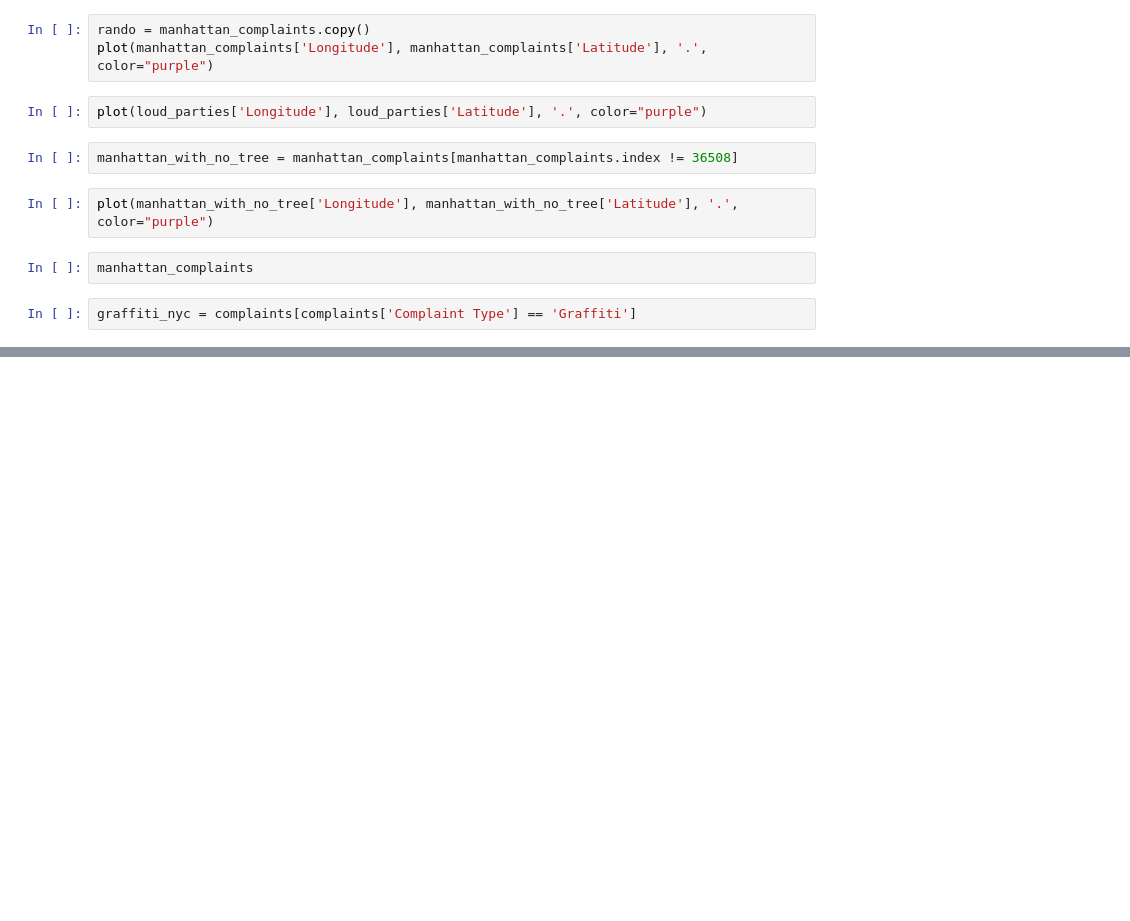
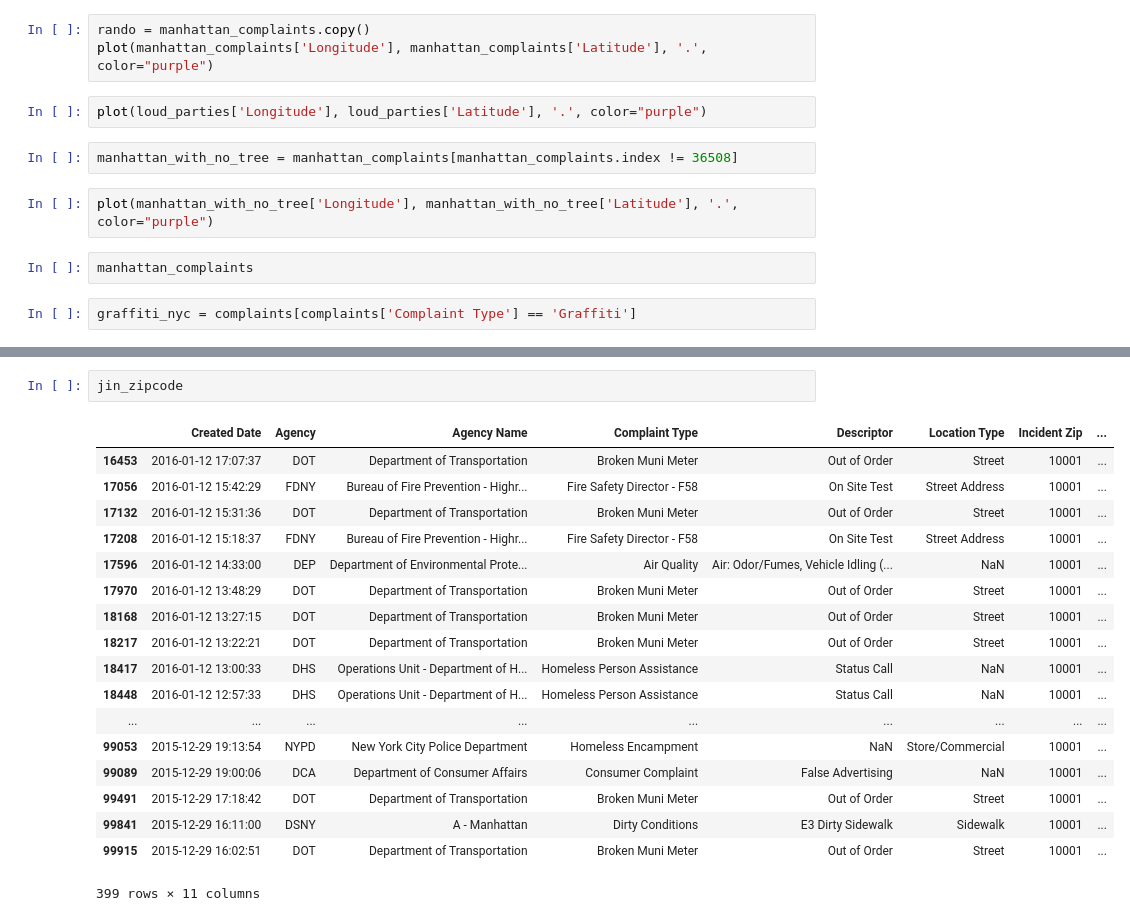
Before and after one commit to jinchung/bigapple, a Jupyter notebook: bigapple/tres uno uno.ipynb, the cells around one changed output, grey strips where cells are left out. Drawn from its saved outputs; the diff is of its cells as text; blank space fills up the shorter version.

```diff
--- a/bigapple/tres uno uno.ipynb
+++ b/bigapple/tres uno uno.ipynb
@@ -52,0 +79,21 @@ plot(graffiti_nyc['Longitude'], graffiti_nyc['Latitude'], '.', color="purple")
+# %%
+jin_zipcode
+# %% [output]
+|  | Created Date | Agency | Agency Name | Complaint Type | Descriptor | Location Type | Incident Zip | ... |
+| 16453 | 2016-01-12 17:07:37 | DOT | Department of Transportation | Broken Muni Meter | Out of Order | Street | 10001 | ... |
+| 17056 | 2016-01-12 15:42:29 | FDNY | Bureau of Fire Prevention - Highr... | Fire Safety Director - F58 | On Site Test | Street Address | 10001 | ... |
+| 17132 | 2016-01-12 15:31:36 | DOT | Department of Transportation | Broken Muni Meter | Out of Order | Street | 10001 | ... |
+| 17208 | 2016-01-12 15:18:37 | FDNY | Bureau of Fire Prevention - Highr... | Fire Safety Director - F58 | On Site Test | Street Address | 10001 | ... |
+| 17596 | 2016-01-12 14:33:00 | DEP | Department of Environmental Prote... | Air Quality | Air: Odor/Fumes, Vehicle Idling (... | NaN | 10001 | ... |
+| 17970 | 2016-01-12 13:48:29 | DOT | Department of Transportation | Broken Muni Meter | Out of Order | Street | 10001 | ... |
+| 18168 | 2016-01-12 13:27:15 | DOT | Department of Transportation | Broken Muni Meter | Out of Order | Street | 10001 | ... |
+| 18217 | 2016-01-12 13:22:21 | DOT | Department of Transportation | Broken Muni Meter | Out of Order | Street | 10001 | ... |
+| 18417 | 2016-01-12 13:00:33 | DHS | Operations Unit - Department of H... | Homeless Person Assistance | Status Call | NaN | 10001 | ... |
+| 18448 | 2016-01-12 12:57:33 | DHS | Operations Unit - Department of H... | Homeless Person Assistance | Status Call | NaN | 10001 | ... |
+| ... | ... | ... | ... | ... | ... | ... | ... | ... |
+| 99053 | 2015-12-29 19:13:54 | NYPD | New York City Police Department | Homeless Encampment | NaN | Store/Commercial | 10001 | ... |
+| 99089 | 2015-12-29 19:00:06 | DCA | Department of Consumer Affairs | Consumer Complaint | False Advertising | NaN | 10001 | ... |
+| 99491 | 2015-12-29 17:18:42 | DOT | Department of Transportation | Broken Muni Meter | Out of Order | Street | 10001 | ... |
+| 99841 | 2015-12-29 16:11:00 | DSNY | A - Manhattan | Dirty Conditions | E3 Dirty Sidewalk | Sidewalk | 10001 | ... |
+| 99915 | 2015-12-29 16:02:51 | DOT | Department of Transportation | Broken Muni Meter | Out of Order | Street | 10001 | ... |
+399 rows × 11 columns
```
Also changed, not shown: parts of 6 cells of this notebook, 1 other file.
